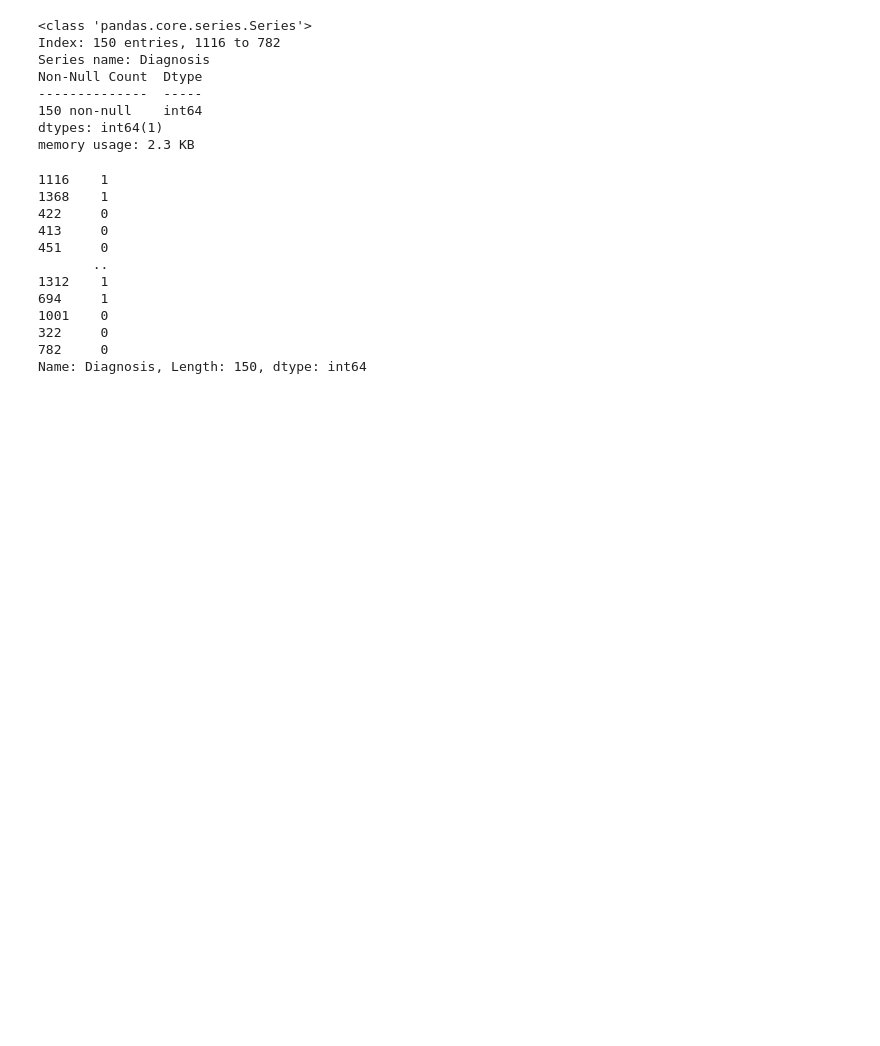
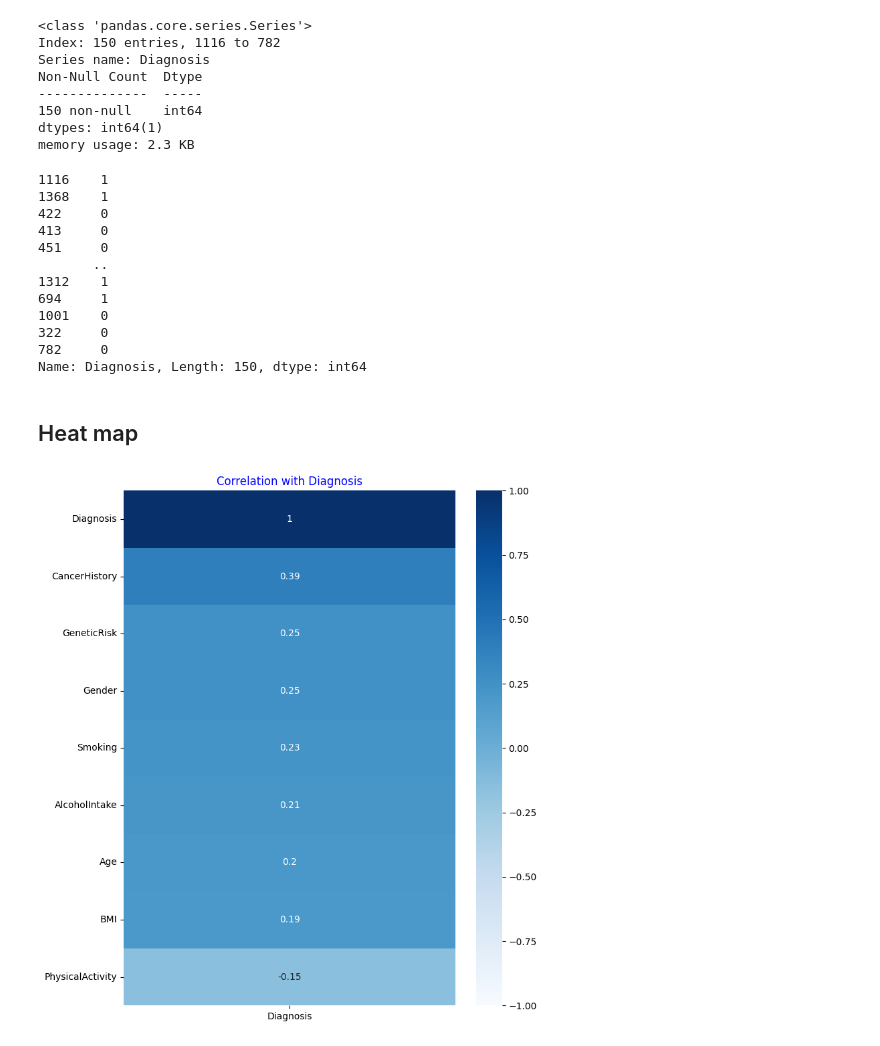
Before and after one commit to shivam188132/cancer_dt, a Jupyter notebook: cancer_pred.ipynb, the cells around one changed output. Saved outputs shown, nothing was run; the diff lists cells and outputs as text; code cells hidden in the pictures; blank space fills up the shorter version.

```diff
--- a/cancer_pred.ipynb
+++ b/cancer_pred.ipynb
@@ -112,3 +112,5 @@ y_test
 322     0
 782     0
 Name: Diagnosis, Length: 150, dtype: int64
+# %% [markdown]
+## Heat map
@@ -114,0 +120,13 @@ Name: Diagnosis, Length: 150, dtype: int64
+# %%
+# List of features used in the model
+features = ['Age', 'Gender', 'BMI', 'Smoking', 'GeneticRisk', 'PhysicalActivity', 'AlcoholIntake', 'CancerHistory']
+data_filtered = df[features + ['Diagnosis']]
+# Compute the correlation matrix
+corr_matrix = data_filtered.corr()
+# Plotting
+plt.figure(figsize=(8, 10))
+sns.heatmap(corr_matrix[['Diagnosis']].sort_values(by='Diagnosis', ascending=False), annot=True, cmap='Blues', vmin=-1, vmax=1)
+plt.title('Correlation with Diagnosis', color='blue', fontsize=12)
+plt.show()
+# %% [output]
+[figure, added]
```
Also changed, not shown: parts of 7 cells of this notebook, 1 other file.
